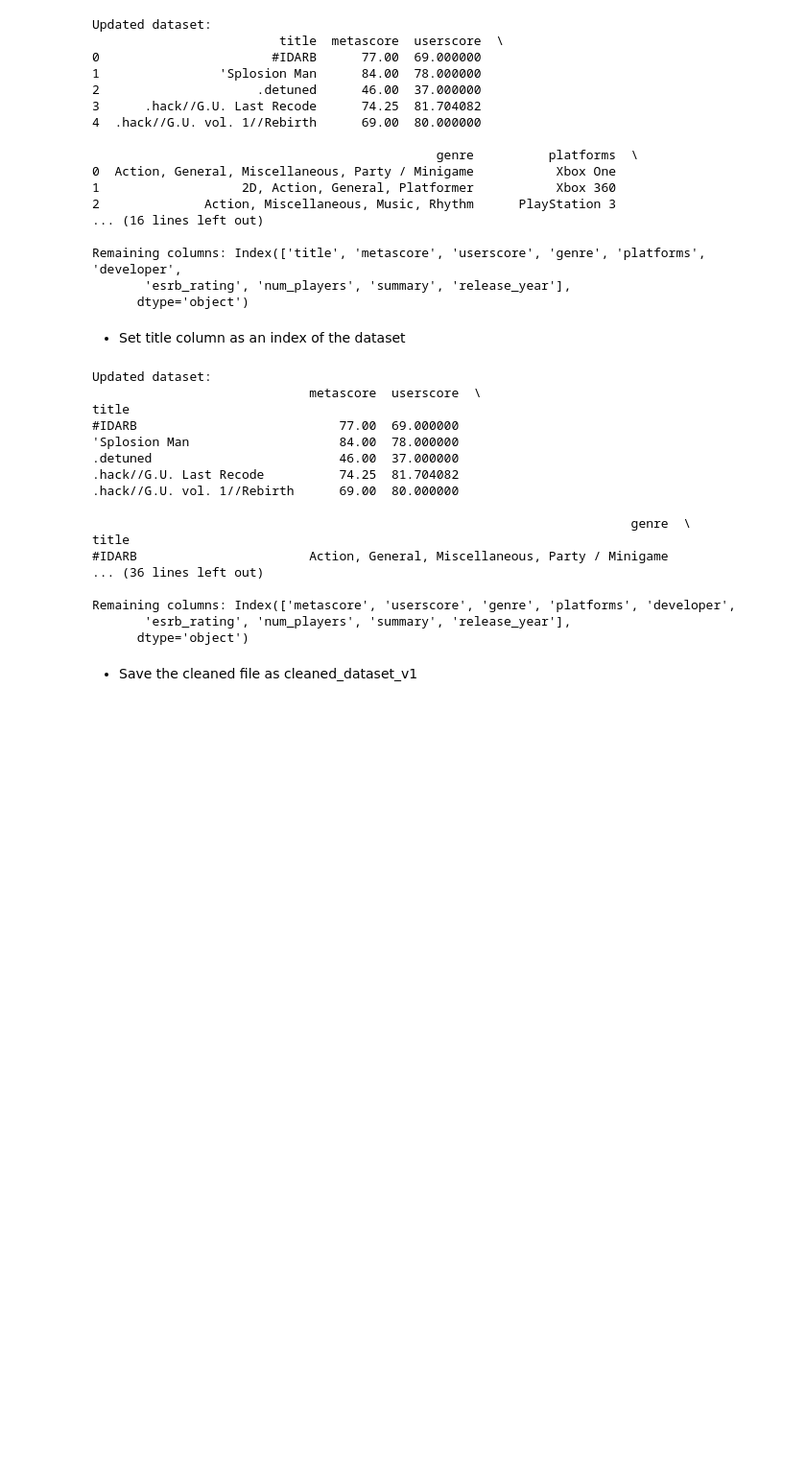
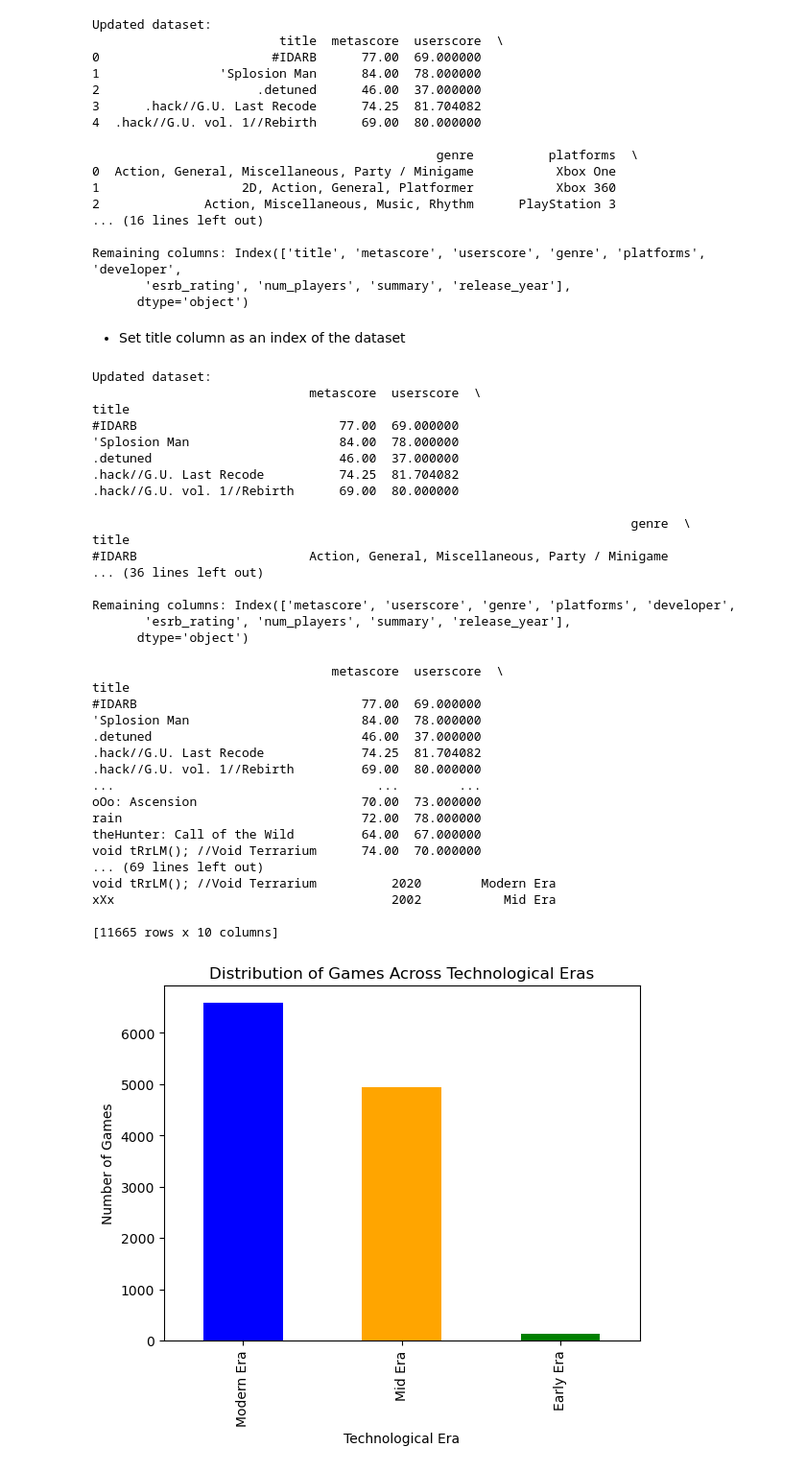
Before and after one commit to gkmocn/Thesis2024, a Jupyter notebook: 1_thesis_coding_v1_cleaning.ipynb, the cells around one changed output. Shown at 96% size. Saved outputs shown, nothing was run; the diff lists cells and outputs as text; code cells hidden in the pictures; blank space fills up the shorter version.

```diff
--- a/1_thesis_coding_v1_cleaning.ipynb
+++ b/1_thesis_coding_v1_cleaning.ipynb
@@ -417,5 +417,3 @@ title
 Remaining columns: Index(['metascore', 'userscore', 'genre', 'platforms', 'developer',
        'esrb_rating', 'num_players', 'summary', 'release_year'],
       dtype='object')
-# %% [markdown]
-* Save the cleaned file as cleaned_dataset_v1
@@ -423,0 +420,44 @@ dataset_cleaned.to_csv("cleaned_dataset_v1.csv", index=True)
+# %%
+import pandas as pd
+
+# Define eras based on major console generations
+def categorize_era(release_year):
+    if release_year < 2000:
+        return "Early Era"
+    elif 2000 <= release_year < 2010:
+        return "Mid Era"
+    else:
+        return "Modern Era"
+
+# Apply the categorization function
+dataset_cleaned['technological_era'] = dataset_cleaned['release_year'].apply(categorize_era)
+
+# Check the categorized data
+print(dataset_cleaned)
+
+# Visualize the distribution of games across eras (optional)
+import matplotlib.pyplot as plt
+dataset_cleaned['technological_era'].value_counts().plot(kind='bar', color=['blue', 'orange', 'green'])
+plt.title("Distribution of Games Across Technological Eras")
+plt.xlabel("Technological Era")
+plt.ylabel("Number of Games")
+plt.show()
+# %% [output]
+                                metascore  userscore  \
+title
+#IDARB                              77.00  69.000000
+'Splosion Man                       84.00  78.000000
+.detuned                            46.00  37.000000
+.hack//G.U. Last Recode             74.25  81.704082
+.hack//G.U. vol. 1//Rebirth         69.00  80.000000
+...                                   ...        ...
+oOo: Ascension                      70.00  73.000000
+rain                                72.00  78.000000
+theHunter: Call of the Wild         64.00  67.000000
+void tRrLM(); //Void Terrarium      74.00  70.000000
+... (69 lines left out)
+void tRrLM(); //Void Terrarium          2020        Modern Era
+xXx                                     2002           Mid Era
+
+[11665 rows x 10 columns]
+[figure, added]
```
Also changed, not shown: parts of 9 cells of this notebook, 1 other file.
